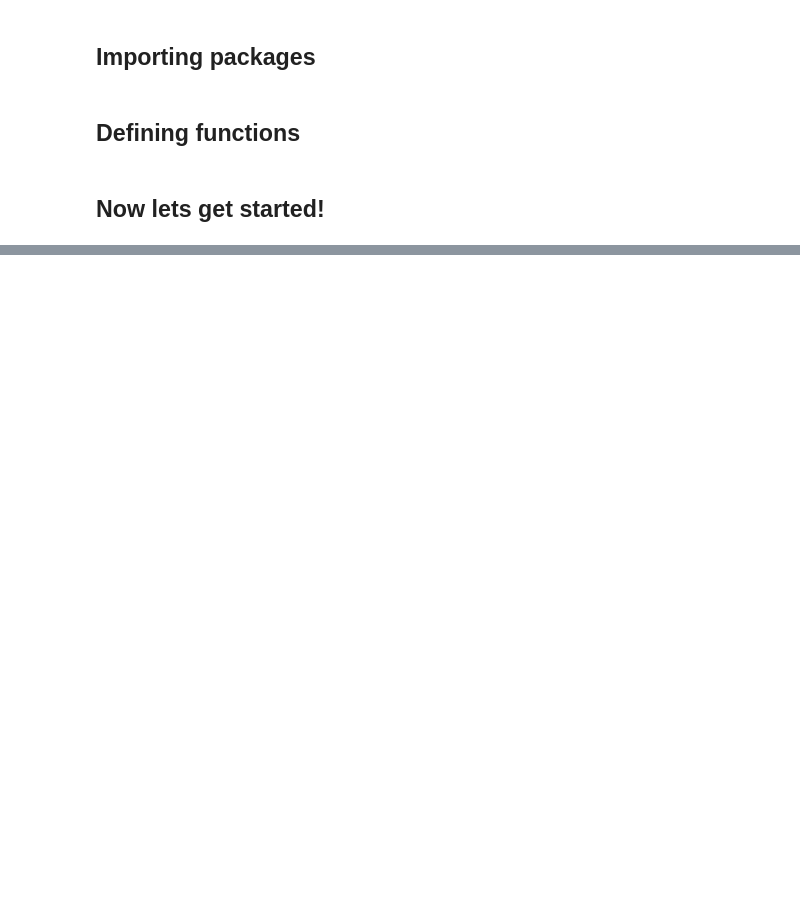
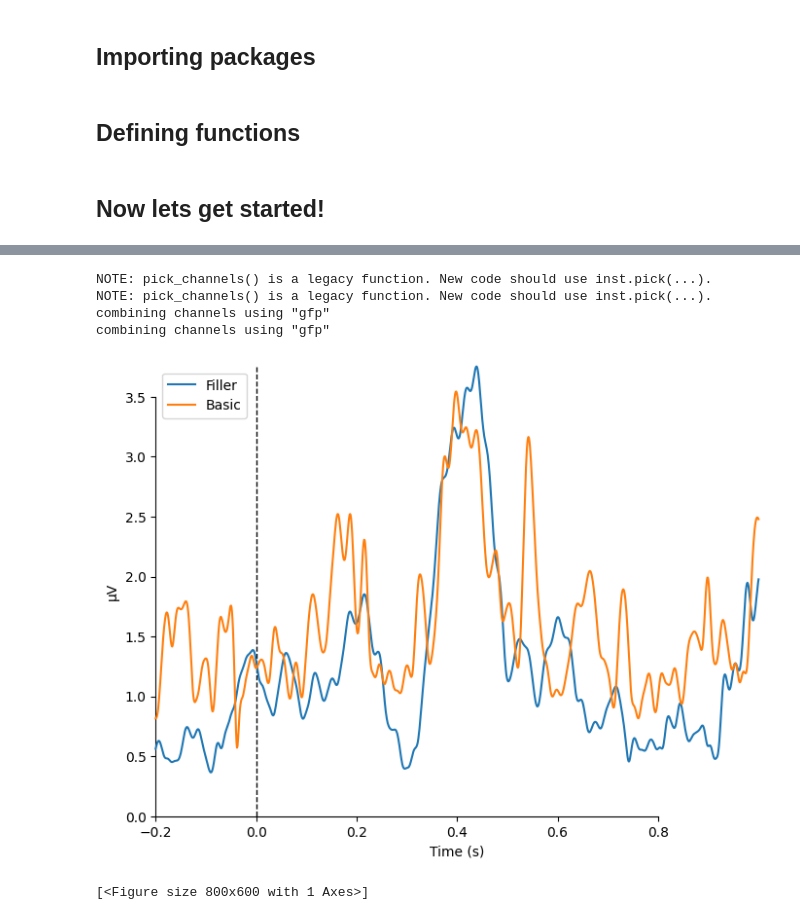
Before and after one commit to laurabpaulsen/LaCoBra-E23, a Jupyter notebook: thursday/multiple_subjects.ipynb, the cells around one changed output, grey strips where cells are left out. Drawn from its saved outputs; the diff is of its cells as text; code cells hidden in the pictures; blank space fills up the shorter version.

```diff
--- a/thursday/multiple_subjects.ipynb
+++ b/thursday/multiple_subjects.ipynb
@@ -68,14 +70,18 @@ def get_triggers(logfile, events):
 
     # insert new events into the new events array
     new_events[5:14*3-1, 2] = temp[:36]
-    new_events[14*3:-1, 2] = temp[36:]
+
+    try:
+        new_events[14*3:, 2] = temp[36:]
+    except:
+        new_events[14*3:-1, 2] = temp[36:]
 
 
     return new_events
 
 
 # function fo preprocessing one subject
-def preproc_subject(raw, logfile, event_id, bad_channels = ["Fp1", "Fp2"], reject = {eeg:150e-6}, l_freq = 1, h_freq = 40, tmin = -0.2, tmax = 1, baseline = (-0.2, None)):
+def preproc_subject(raw, logfile, event_id, bad_channels = ["Fp1", "Fp2"], reject = {"eeg":150e-6}, l_freq = 1, h_freq = 40, tmin = -0.2, tmax = 1, baseline = (-0.2, None)):
     """
     Preprocesses one subject's data.
 
@@ -99,7 +105,9 @@ def preproc_subject(raw, logfile, event_id, bad_channels = ["Fp1", "Fp2"], rejec
     events, _ = mne.events_from_annotations(raw, verbose=False)
     events = get_triggers(logfile, events)
 
-    epochs = mne.Epochs(raw, events, event_id, tmin, tmax, baseline = baseline, reject = reject, preload = True)
+    updated_event_id = get_correct_event_ids(events, event_id)
+
+    epochs = mne.Epochs(raw, events, updated_event_id, tmin, tmax, baseline = baseline, reject = reject, preload = True)
 
     # artifact rejection
     epochs.drop_bad()
@@ -237,12 +245,11 @@ event_id = {'filler/congruent/word/target': 10, # filler word with congruent pri
 # dictionary with subjects and their bad channels
 subjects = {
     "group1": {"bad_channels": ["Fp1", "Fp2"], "epochs": None},
-    "group2": {"bad_channels": ["Fp1", "Fp2"], "epochs": None},
     "group3": {"bad_channels": ["Fp1", "Fp2"], "epochs": None},
-    "group4": {"bad_channels": ["Fp1", "Fp2"], "epochs": None},
+    #"group4": {"bad_channels": ["Fp1", "Fp2"], "epochs": None},
     "group5": {"bad_channels": ["Fp1", "Fp2"], "epochs": None},
-    "group6": {"bad_channels": ["Fp1", "Fp2"], "epochs": None},
-    "group7": {"bad_channels": ["Fp1", "Fp2"], "epochs": None},
+    "group 6": {"bad_channels": ["Fp1", "Fp2"], "epochs": None},
+    #"group7": {"bad_channels": ["Fp1", "Fp2"], "epochs": None},
 }
 
 # path to the data folder
@@ -258,6 +265,8 @@ for subject, params in subjects.items():
 
     # load logfile
     logfile_path = os.path.join(data_folder, f"subject-{subject[-1]}.csv")
+    logfile = pd.read_csv(logfile_path)
 
     # preprocess the data
-    epochs = preproc_subject(raw, logfile_path, event_id = {"word":0, "nonword":2}, bad_channels = params["bad_channels"])
+    epochs = preproc_subject(raw, logfile, event_id, bad_channels = params["bad_channels"])
+    params["epochs"] = epochs
@@ -264,3 +366,3 @@ for subject, params in subjects.items():
 # %%
 # concatenate all epochs
-all_epochs = mne.concatenate_epochs([params["epochs"] for params in subjects.values()])
+epochs_all_subjects = mne.concatenate_epochs([params["epochs"] for params in subjects.values()])
@@ -268,0 +376,12 @@ all_epochs = mne.concatenate_epochs([params["epochs"] for params in subjects.val
+# %%
+filler_evokeds = epochs_all_subjects["filler"].average()
+basic_evokeds = epochs_all_subjects["basic"].average()
+
+mne.viz.plot_compare_evokeds({"Filler": filler_evokeds, "Basic": basic_evokeds})
+# %% [output]
+NOTE: pick_channels() is a legacy function. New code should use inst.pick(...).
+NOTE: pick_channels() is a legacy function. New code should use inst.pick(...).
+combining channels using "gfp"
+combining channels using "gfp"
+[figure, added]
+[<Figure size 800x600 with 1 Axes>]
```
Also changed, not shown: parts of 5 cells of this notebook.
